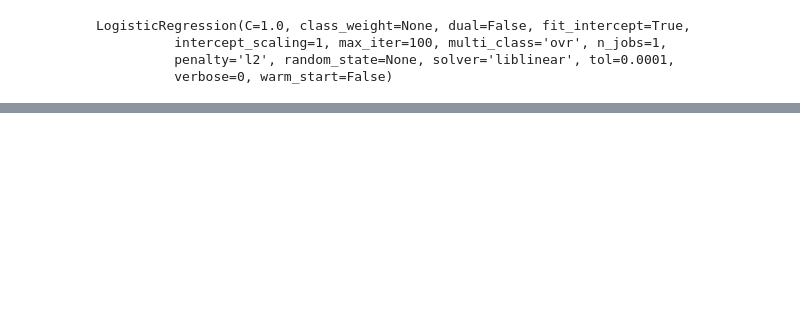
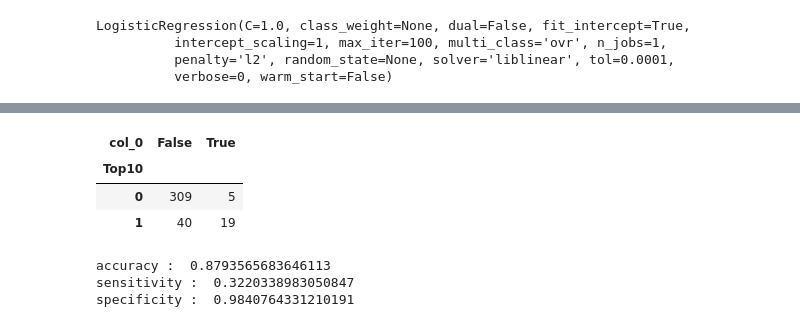
Before and after one commit to owichiencharoen/Python_edx, a Jupyter notebook: unit_3 - Logistic Regression/code/Oat_HW_Songs.ipynb, the cells around one changed output, grey strips where cells are left out. Saved outputs shown, nothing was run; the diff lists cells and outputs as text; code cells hidden in the pictures; blank space fills up the shorter version.

```diff
--- a/unit_3 - Logistic Regression/code/Oat_HW_Songs.ipynb
+++ b/unit_3 - Logistic Regression/code/Oat_HW_Songs.ipynb
@@ -292,0 +477,26 @@ memory usage: 2.0 MB
+# %%
+model3_predictions = model3.predict(SongsTest[['timesignature', 'timesignature_confidence', 'loudness', 'tempo',
+       'tempo_confidence', 'key', 'key_confidence', 'pitch',
+       'timbre_0_min', 'timbre_0_max', 'timbre_1_min', 'timbre_1_max',
+       'timbre_2_min', 'timbre_2_max', 'timbre_3_min', 'timbre_3_max',
+       'timbre_4_min', 'timbre_4_max', 'timbre_5_min', 'timbre_5_max',
+       'timbre_6_min', 'timbre_6_max', 'timbre_7_min', 'timbre_7_max',
+       'timbre_8_min', 'timbre_8_max', 'timbre_9_min', 'timbre_9_max',
+       'timbre_10_min', 'timbre_10_max', 'timbre_11_min', 'timbre_11_max']],linear=False)
+
+threshold = 0.45
+model3_pred_0_1 = (model3_predictions>threshold)
+pd.crosstab(index=SongsTest['Top10'], columns=model3_pred_0_1)
+# %% [output]
+| col_0 | False | True |
+| Top10 |  |  |
+| 0 | 309 | 5 |
+| 1 | 40 | 19 |
+# %%
+print("accuracy : ",(19+309)/(19+309+5+40))
+print("sensitivity : ",19/59)
+print("specificity : ",309/314)
+# %% [output]
+accuracy :  0.8793565683646113
+sensitivity :  0.3220338983050847
+specificity :  0.9840764331210191
```
Also changed, not shown: parts of 26 cells of this notebook, 5 other files.
